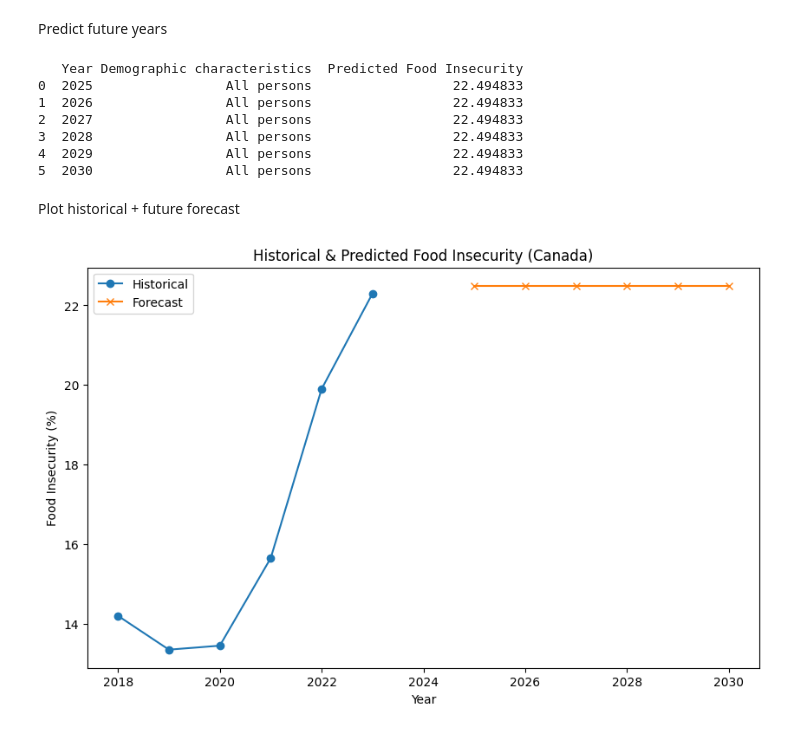
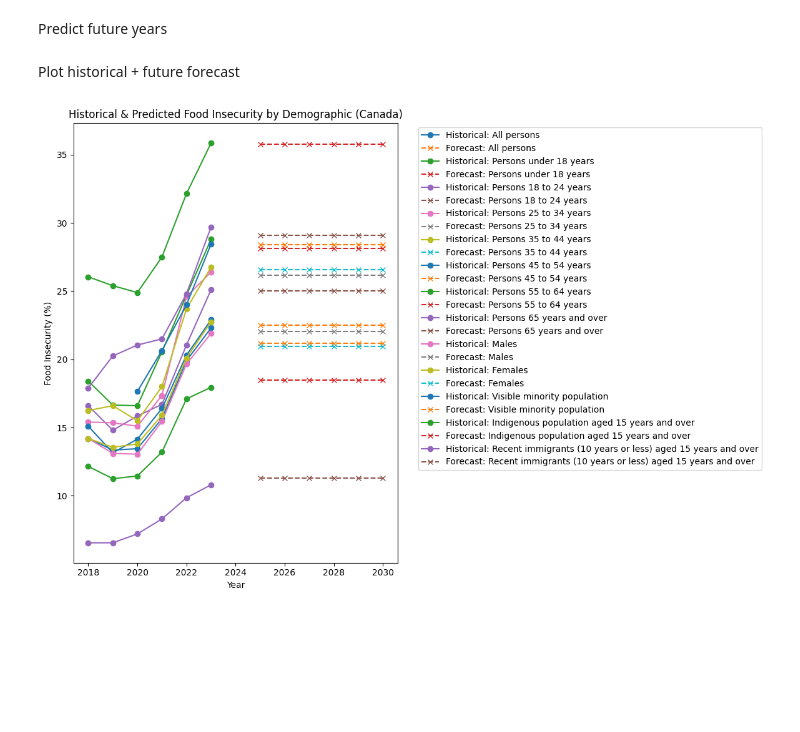
Before and after one commit to pheaktralean/ConcordIA, a Jupyter notebook: food_security_forecasting/selected_demographic.ipynb, the cells around one changed output. Drawn from its saved outputs; the diff is of its cells as text; code cells hidden in the pictures; blank space fills up the shorter version.

Commit message:
analyzed for all demographic types

```diff
--- a/food_security_forecasting/selected_demographic.ipynb
+++ b/food_security_forecasting/selected_demographic.ipynb
@@ -121,39 +144,40 @@ plt.show()
 # %% [markdown]
 Predict future years
 # %%
-future_years = pd.DataFrame({
-    'Year': [2025, 2026, 2027, 2028, 2029, 2030],
-    'Demographic characteristics': [
-        'All persons'
-    ] * 6   # predict for same demographic
-})
+future_years_list = []
+
+# Prepare future data and predict for each demographic
+for demo in demographics:
+    future_years = pd.DataFrame({
+        'Year': [2025, 2026, 2027, 2028, 2029, 2030],
+        'Demographic characteristics': [demo] * 6
+    })
+
+    future_predictions = model.predict(future_years)  # adjust if model needs numeric features
+    future_years['Predicted Food Insecurity'] = future_predictions
+    future_years_list.append(future_years)
 # %%
-future_predictions = model.predict(future_years)
-
-future_years['Predicted Food Insecurity'] = future_predictions
-print(future_years)
+future_all = pd.concat(future_years_list, ignore_index=True)
-# %% [output]
-   Year Demographic characteristics  Predicted Food Insecurity
-0  2025                 All persons                  22.494833
-1  2026                 All persons                  22.494833
-2  2027                 All persons                  22.494833
-3  2028                 All persons                  22.494833
-4  2029                 All persons                  22.494833
-5  2030                 All persons                  22.494833
 # %% [markdown]
 Plot historical + future forecast
 # %%
-# Aggregate historical for the same demographic
-historical = df[df['Demographic characteristics'] == 'All persons']
-historical_grouped = historical.groupby('Year')['Value'].mean().reset_index()
+plt.figure(figsize=(12,8))
 
-plt.figure(figsize=(10,6))
-plt.plot(historical_grouped['Year'], historical_grouped['Value'], marker='o', label='Historical')
-plt.plot(future_years['Year'], future_years['Predicted Food Insecurity'], marker='x', label='Forecast')
+for demo in demographics:
+    # Historical
+    historical = df[df['Demographic characteristics'] == demo]
+    historical_grouped = historical.groupby('Year')['Value'].mean().reset_index()
+    plt.plot(historical_grouped['Year'], historical_grouped['Value'], marker='o', label=f'Historical: {demo}')
+
+    # Forecast
+    forecast = future_all[future_all['Demographic characteristics'] == demo]
+    plt.plot(forecast['Year'], forecast['Predicted Food Insecurity'], marker='x', linestyle='--', label=f'Forecast: {demo}')
+
 plt.xlabel('Year')
 plt.ylabel('Food Insecurity (%)')
-plt.title('Historical & Predicted Food Insecurity (Canada)')
-plt.legend()
+plt.title('Historical & Predicted Food Insecurity by Demographic (Canada)')
+plt.legend(bbox_to_anchor=(1.05, 1), loc='upper left')  # move legend outside plot
+plt.tight_layout()
 plt.show()
 # %% [output]
-[figure, old version]
+[figure, new version]
```
Also changed, not shown: parts of 3 cells of this notebook.
